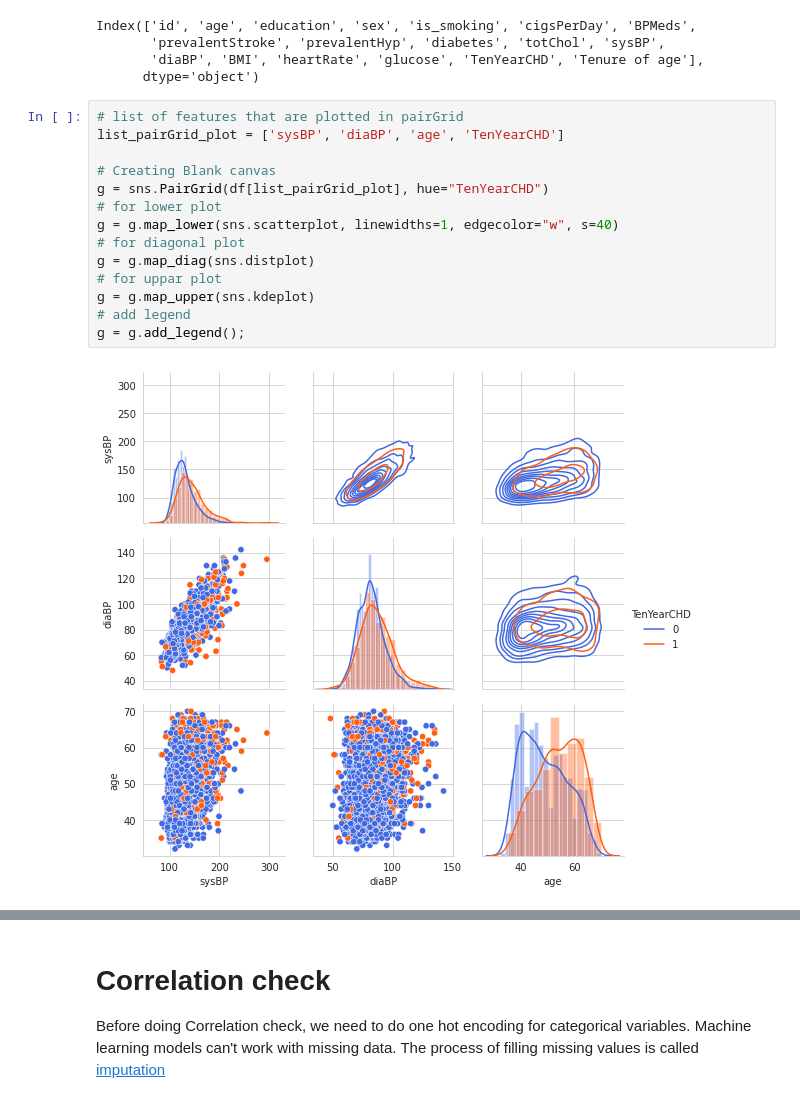
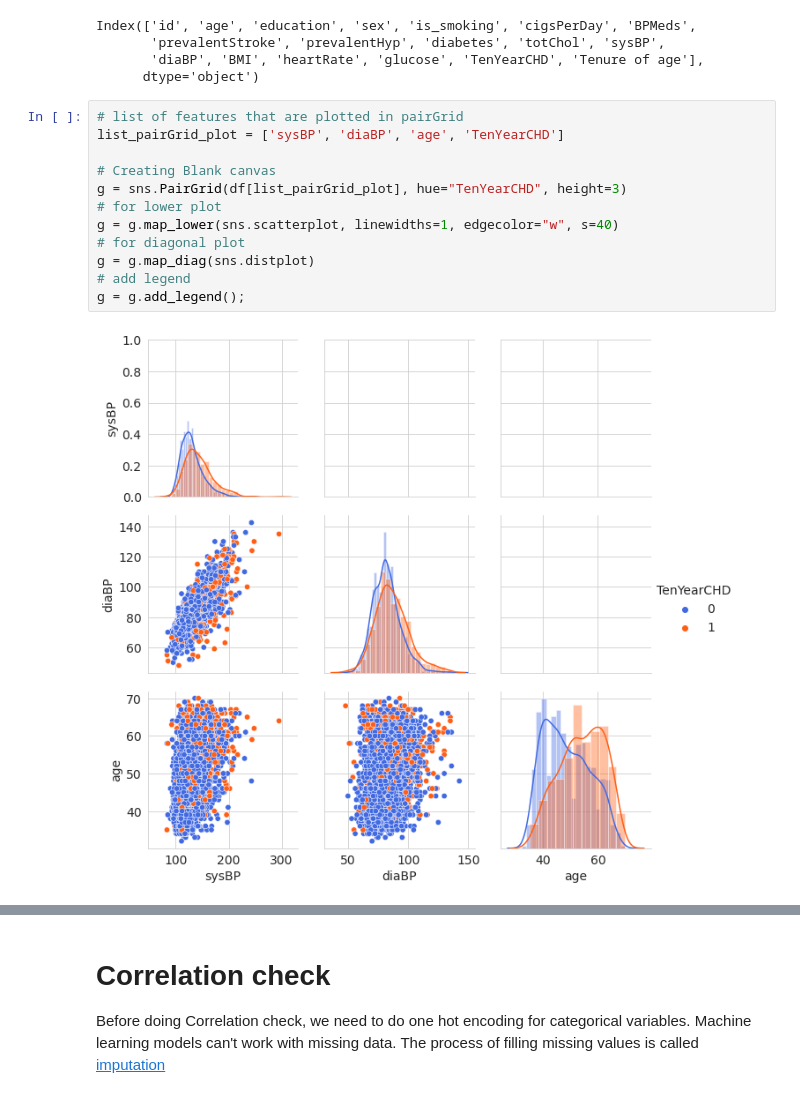
Before and after one commit to Gaurav2912/Cardiovascular-Risk-Prediction, a Jupyter notebook: Cardiovascular_Risk_Prediction.ipynb, the cells around one changed output, grey strips where cells are left out. Cells and saved outputs as stored; diff of their text form.

```diff
--- a/Cardiovascular_Risk_Prediction.ipynb
+++ b/Cardiovascular_Risk_Prediction.ipynb
@@ -338,16 +403,14 @@ Index(['id', 'age', 'education', 'sex', 'is_smoking', 'cigsPerDay', 'BPMeds',
 # %%
 # list of features that are plotted in pairGrid
 list_pairGrid_plot = ['sysBP', 'diaBP', 'age', 'TenYearCHD']
 
 # Creating Blank canvas
-g = sns.PairGrid(df[list_pairGrid_plot], hue="TenYearCHD")
+g = sns.PairGrid(df[list_pairGrid_plot], hue="TenYearCHD", height=3)
 # for lower plot
 g = g.map_lower(sns.scatterplot, linewidths=1, edgecolor="w", s=40)
 # for diagonal plot
 g = g.map_diag(sns.distplot)
-# for uppar plot
-g = g.map_upper(sns.kdeplot)
 # add legend
 g = g.add_legend();
 # %% [output]
-[figure, old version]
+[figure, new version]
```
Also changed, not shown: parts of 17 cells of this notebook.
